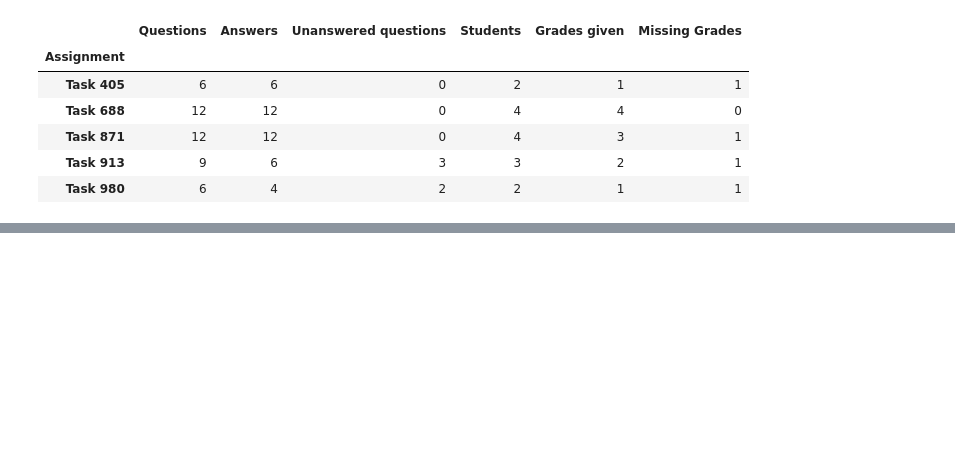
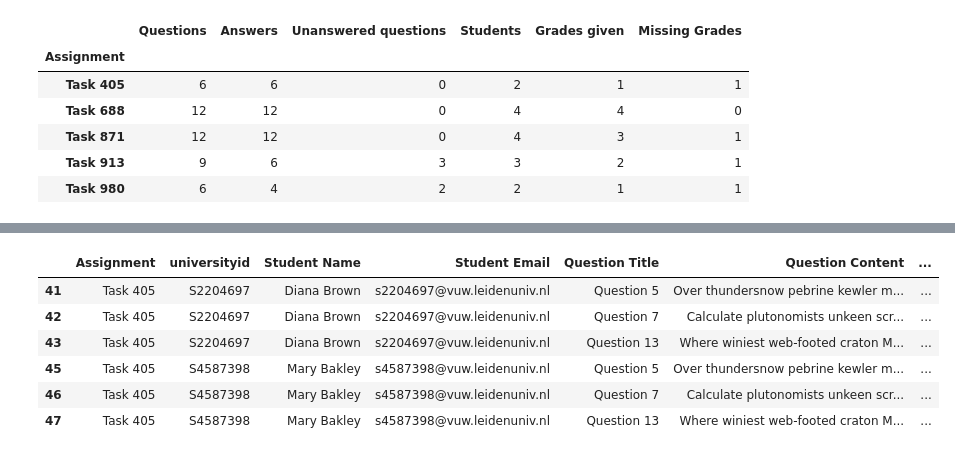
Before and after one commit to Boolytical/EfDS_assignment_DBSQL5, a Jupyter notebook: teacher_summary.ipynb, the cells around one changed output, grey strips where cells are left out. Cells and saved outputs as stored; diff of their text form; code cells hidden in the pictures; blank space fills up the shorter version.

```diff
--- a/teacher_summary.ipynb
+++ b/teacher_summary.ipynb
@@ -138,3 +136,13 @@ grades_summaryDF()
 | 113 | Task 913 | 6.0 |
 | 91 | Task 980 | 7.0 |
 | 95 | Task 980 | NaN |
+# %%
+task_summaryDF('Task 405')
+# %% [output]
+|  | Assignment | universityid | Student Name | Student Email | Question Title | Question Content | ... |
+| 41 | Task 405 | S2204697 | Diana Brown | s2204697@vuw.leidenuniv.nl | Question 5 | Over thundersnow pebrine kewler m... | ... |
+| 42 | Task 405 | S2204697 | Diana Brown | s2204697@vuw.leidenuniv.nl | Question 7 | Calculate plutonomists unkeen scr... | ... |
+| 43 | Task 405 | S2204697 | Diana Brown | s2204697@vuw.leidenuniv.nl | Question 13 | Where winiest web-footed craton M... | ... |
+| 45 | Task 405 | S4587398 | Mary Bakley | s4587398@vuw.leidenuniv.nl | Question 5 | Over thundersnow pebrine kewler m... | ... |
+| 46 | Task 405 | S4587398 | Mary Bakley | s4587398@vuw.leidenuniv.nl | Question 7 | Calculate plutonomists unkeen scr... | ... |
+| 47 | Task 405 | S4587398 | Mary Bakley | s4587398@vuw.leidenuniv.nl | Question 13 | Where winiest web-footed craton M... | ... |
```
Also changed, not shown: parts of 8 cells of this notebook, 2 other files.
